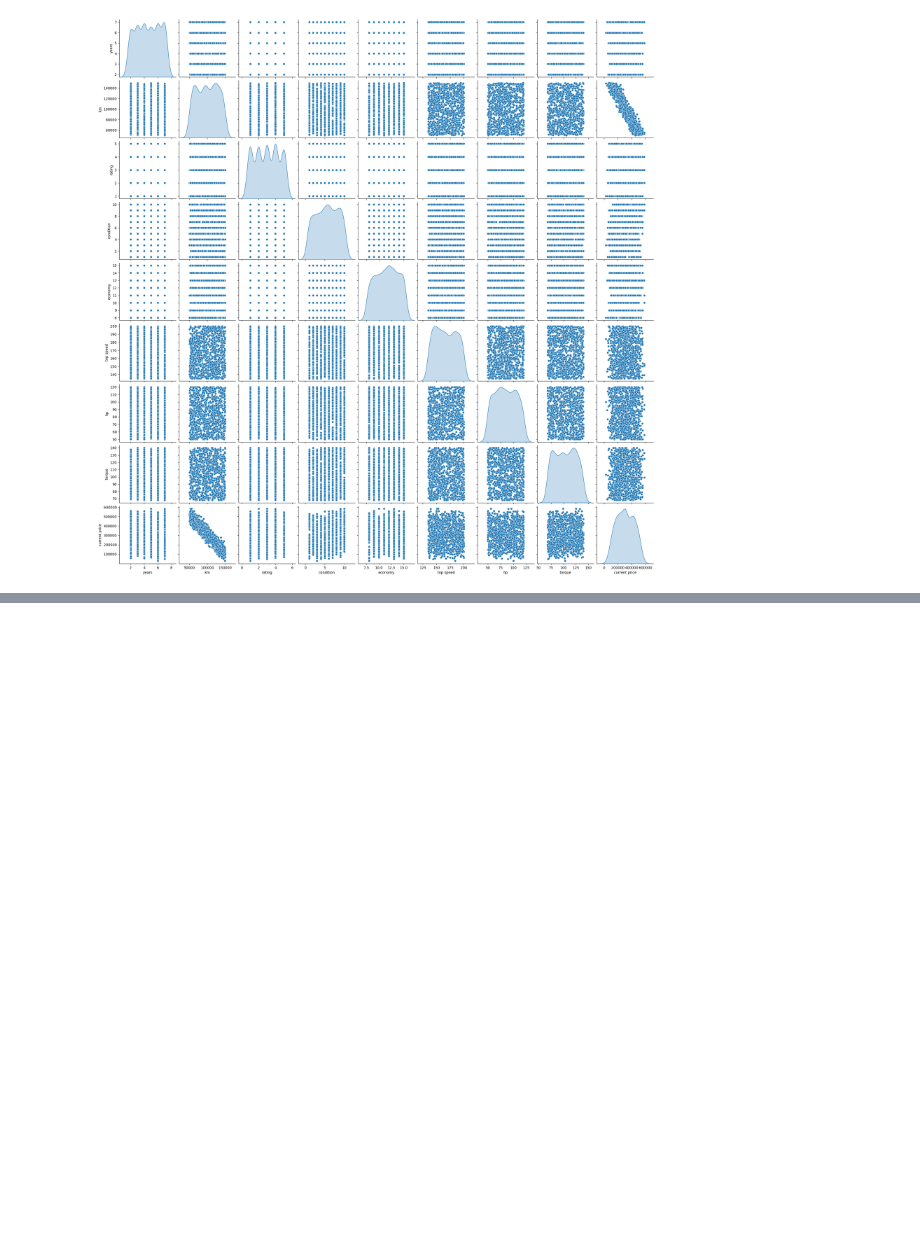
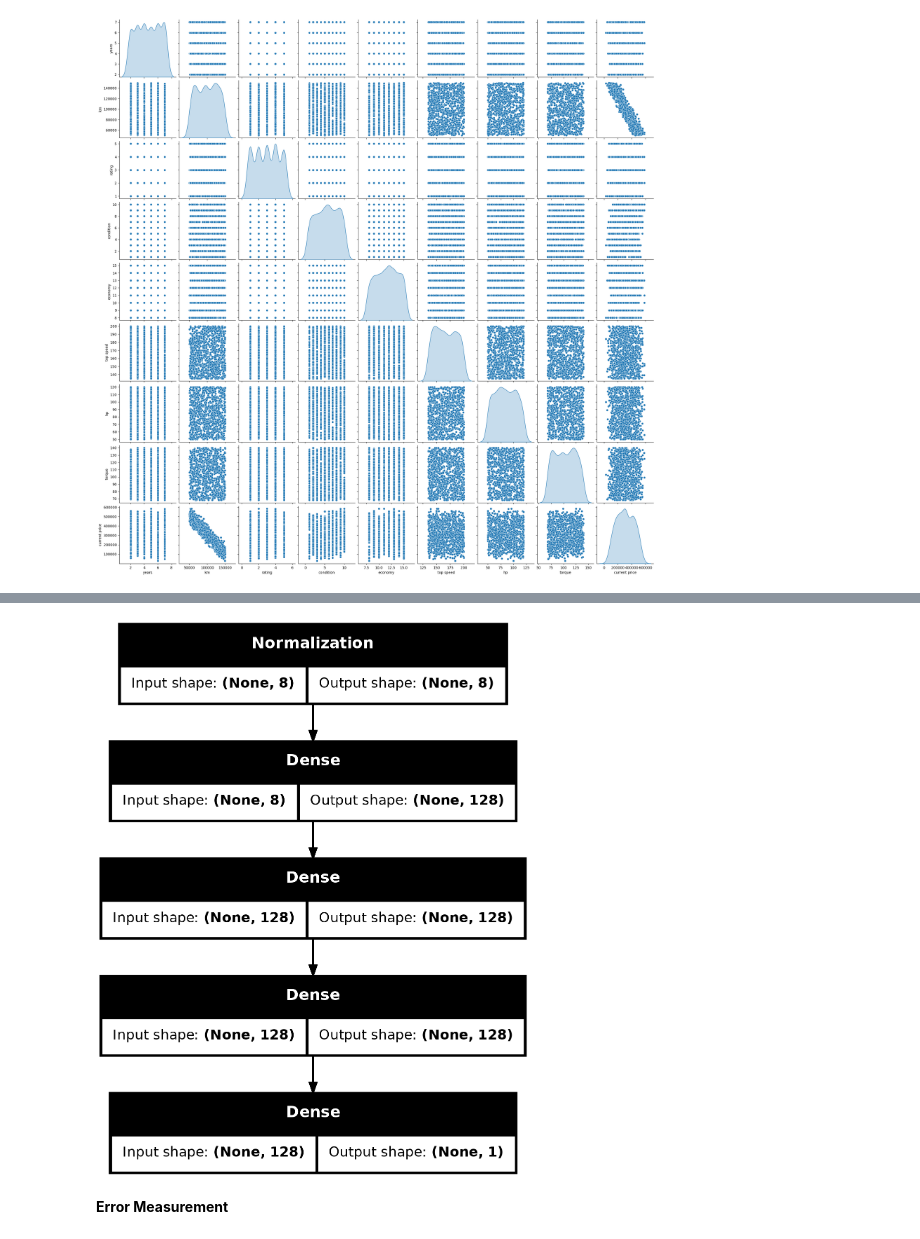
Before and after one commit to ishafayetul/Deep-Learning-for-Computer-Vision-with-Python-and-TensorFlow, a Jupyter notebook: 01. Car Price Prediction/model.ipynb, the cells around one changed output, grey strips where cells are left out. Cells and saved outputs as stored; diff of their text form; code cells hidden in the pictures; blank space fills up the shorter version.

```diff
--- a/01. Car Price Prediction/model.ipynb
+++ b/01. Car Price Prediction/model.ipynb
@@ -14,0 +91,5 @@ sns.pairplot(df[header[3:]],diag_kind="kde")
+# %%
+TRAIN_RATIO = 0.8
+VAL_RATIO = 0.1
+TEST_RATIO = 0.1
+DATASET_SIZE=len(X)
@@ -14,0 +106,4 @@ sns.pairplot(df[header[3:]],diag_kind="kde")
+# %%
+X_train=X[:int(DATASET_SIZE*TRAIN_RATIO)]
+y_train=y[:int(DATASET_SIZE*TRAIN_RATIO)]
+print(X_train.shape,y_train.shape)
@@ -14,0 +133,4 @@ sns.pairplot(df[header[3:]],diag_kind="kde")
+# %%
+normalizer=Normalization()
+normalizer.adapt(X_train) #does not return anything, just calculates mean, var
+normalizer(X_train)[:5] #now it returns the normalized data
@@ -14,0 +151,11 @@ sns.pairplot(df[header[3:]],diag_kind="kde")
+# %%
+model=tf.keras.Sequential([
+    InputLayer(shape=(X_train.shape[1],)),
+    normalizer,
+    Dense(128, activation="relu"),
+    Dense(128, activation="relu"),
+    Dense(128, activation="relu"),
+    Dense(1)
+])
+
+model.summary()
@@ -14,0 +180,6 @@ sns.pairplot(df[header[3:]],diag_kind="kde")
+# %%
+tf.keras.utils.plot_model(model,to_file="model.png",show_shapes=True)
+# %% [output]
+[figure, added]
+# %% [markdown]
+**Error Measurement**
```
Also changed, not shown: parts of 28 cells of this notebook, 1 other file.
